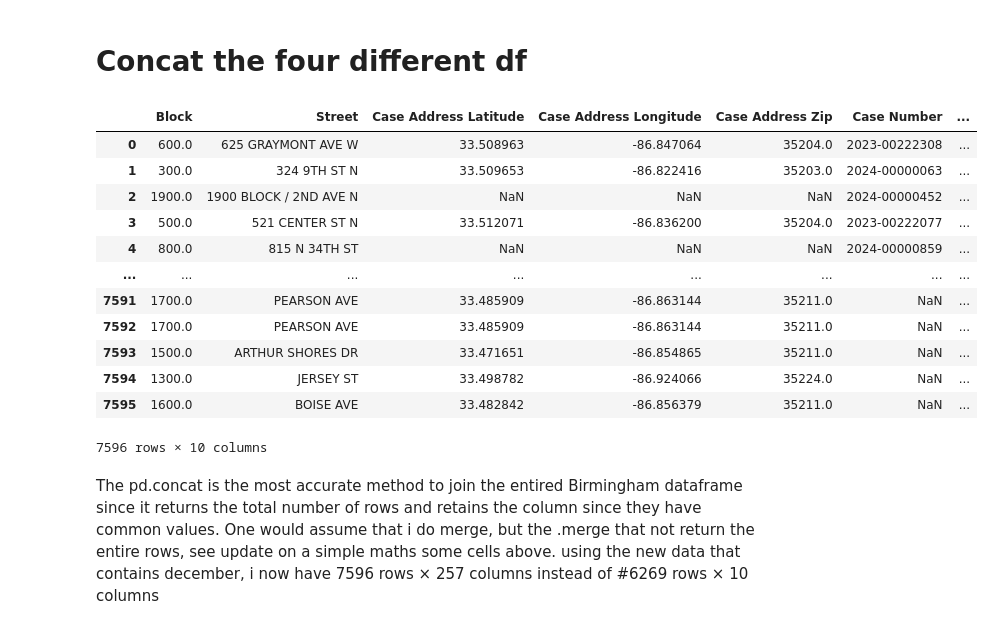
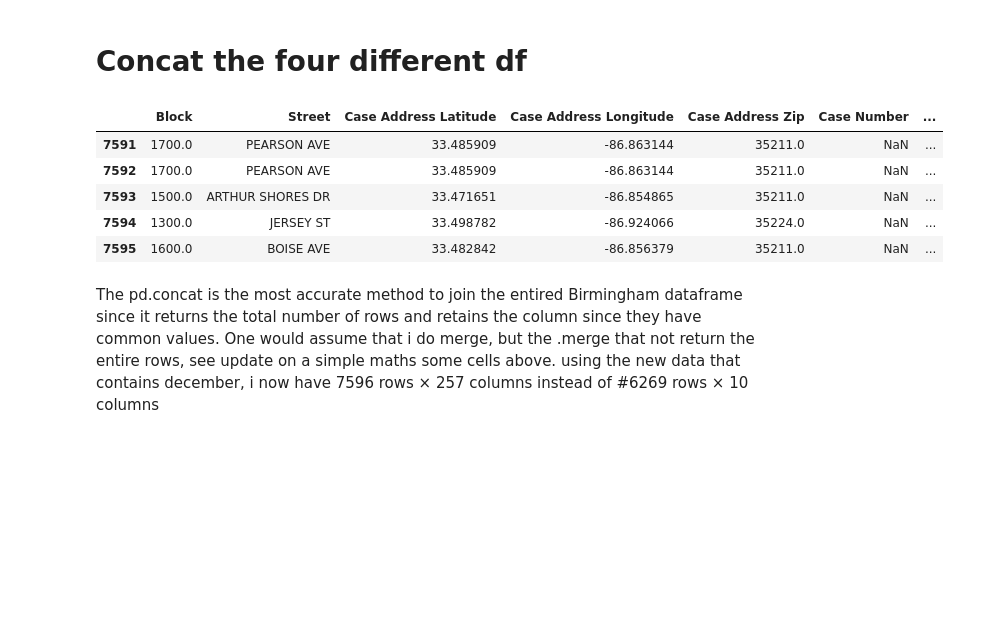
Before and after one commit to Uhuegbu23/crime_unemployment_data, a Jupyter notebook: notebooks/birmingham_crime.ipynb, the cells around one changed output. Cells and saved outputs as stored; diff of their text form; code cells hidden in the pictures; blank space fills up the shorter version.

```diff
--- a/notebooks/birmingham_crime.ipynb
+++ b/notebooks/birmingham_crime.ipynb
@@ -121,20 +121,13 @@ birm_unemployment_df.head(1)
 # Concat the four different df
 # %%
 birm_crime_df = pd.concat([birm_crime_north_df, birm_crime_south_df, birm_crime_east_df, birm_crime_west_df], ignore_index=True)
-birm_crime_df
+birm_crime_df.tail()
 # %% [output]
 |  | Block | Street | Case Address Latitude | Case Address Longitude | Case Address Zip | Case Number | ... |
-| 0 | 600.0 | 625 GRAYMONT AVE W | 33.508963 | -86.847064 | 35204.0 | 2023-00222308 | ... |
-| 1 | 300.0 | 324 9TH ST N | 33.509653 | -86.822416 | 35203.0 | 2024-00000063 | ... |
-| 2 | 1900.0 | 1900 BLOCK / 2ND AVE N | NaN | NaN | NaN | 2024-00000452 | ... |
-| 3 | 500.0 | 521 CENTER ST N | 33.512071 | -86.836200 | 35204.0 | 2023-00222077 | ... |
-| 4 | 800.0 | 815 N 34TH ST | NaN | NaN | NaN | 2024-00000859 | ... |
-| ... | ... | ... | ... | ... | ... | ... | ... |
 | 7591 | 1700.0 | PEARSON AVE | 33.485909 | -86.863144 | 35211.0 | NaN | ... |
 | 7592 | 1700.0 | PEARSON AVE | 33.485909 | -86.863144 | 35211.0 | NaN | ... |
 | 7593 | 1500.0 | ARTHUR SHORES DR | 33.471651 | -86.854865 | 35211.0 | NaN | ... |
 | 7594 | 1300.0 | JERSEY ST | 33.498782 | -86.924066 | 35224.0 | NaN | ... |
 | 7595 | 1600.0 | BOISE AVE | 33.482842 | -86.856379 | 35211.0 | NaN | ... |
-7596 rows × 10 columns
 # %% [markdown]
 The pd.concat is the most accurate method to join the entired Birmingham dataframe since it returns the total number of rows and retains the column since they have common values. One would assume that i do merge, but the .merge that not return the entire rows, see update on a simple maths some cells above. using the new data that contains december, i now have 7596 rows × 257 columns instead of #6269 rows × 10 columns
```
Also changed, not shown: parts of 36 cells of this notebook.
